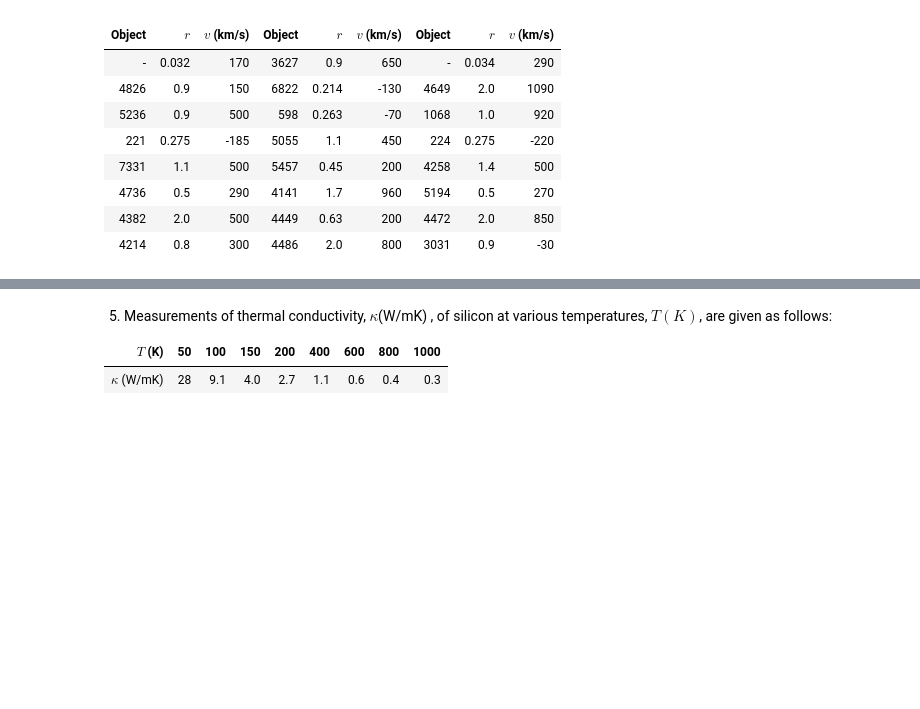
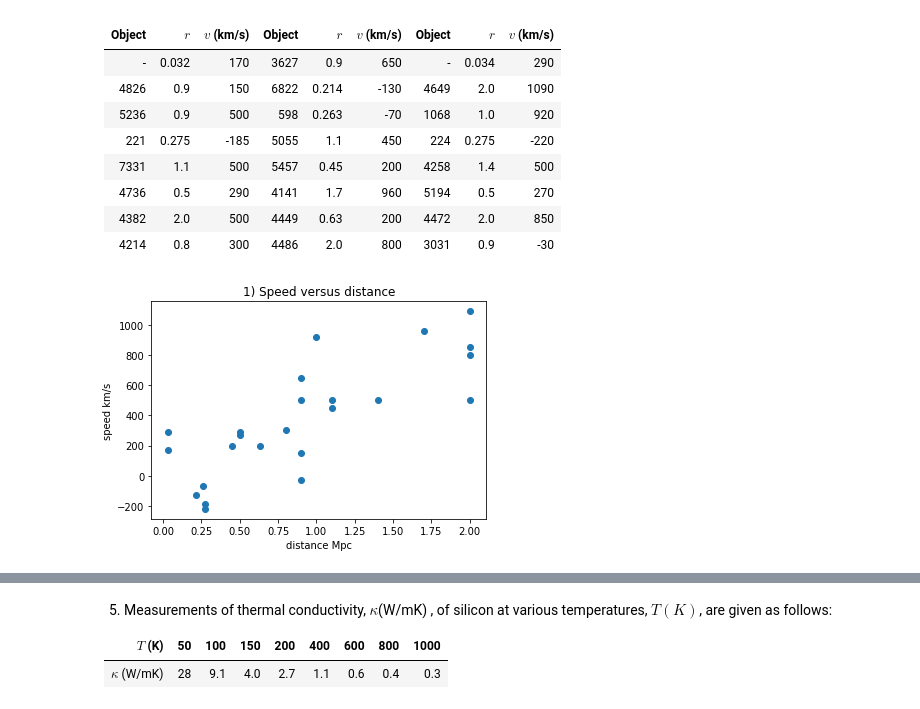
Before and after one commit to Little-old-brother-team/GroupWork, a Jupyter notebook: Week7/GroupWork7.ipynb, the cells around one changed output, grey strips where cells are left out. Cells and saved outputs as stored; diff of their text form; code cells hidden in the pictures; blank space fills up the shorter version.

```diff
--- a/Week7/GroupWork7.ipynb
+++ b/Week7/GroupWork7.ipynb
@@ -182,3 +183,16 @@ $$
 |4736| 0.5| 290| 4141| 1.7| 960|5194| 0.5 |270|
 |4382 |2.0 |500 |4449 |0.63 |200|4472 |2.0| 850|
 |4214 |0.8 |300 |4486| 2.0 |800|3031| 0.9| -30|
+# %%
+# 1) plot the v-r
+r_list = np.array([0.032, 0.9, 0.9, 0.275, 1.1, 0.5, 2.0, 0.8, 0.9, 0.214, 0.263, 1.1, 0.45, 1.7, 0.63, 2.0, 0.034, 2.0, 1.0, 0.275, 1.4, 0.5, 2.0, 0.9])
+v_list = np.array([170, 150, 500, -185, 500, 290, 500, 300, 650, -130, -70, 450, 200, 960, 200, 800, 290, 1090, 920, -220, 500, 270, 850, -30])
+plt.figure()
+plt.scatter(r_list, v_list)
+plt.title("1) Speed versus distance")
+plt.xlabel("distance Mpc")
+plt.ylabel("speed km/s")
+plt.show()
+plt.close()
+# %% [output]
+[figure, added]
```
Also changed, not shown: parts of 5 cells of this notebook, 1 other file.
